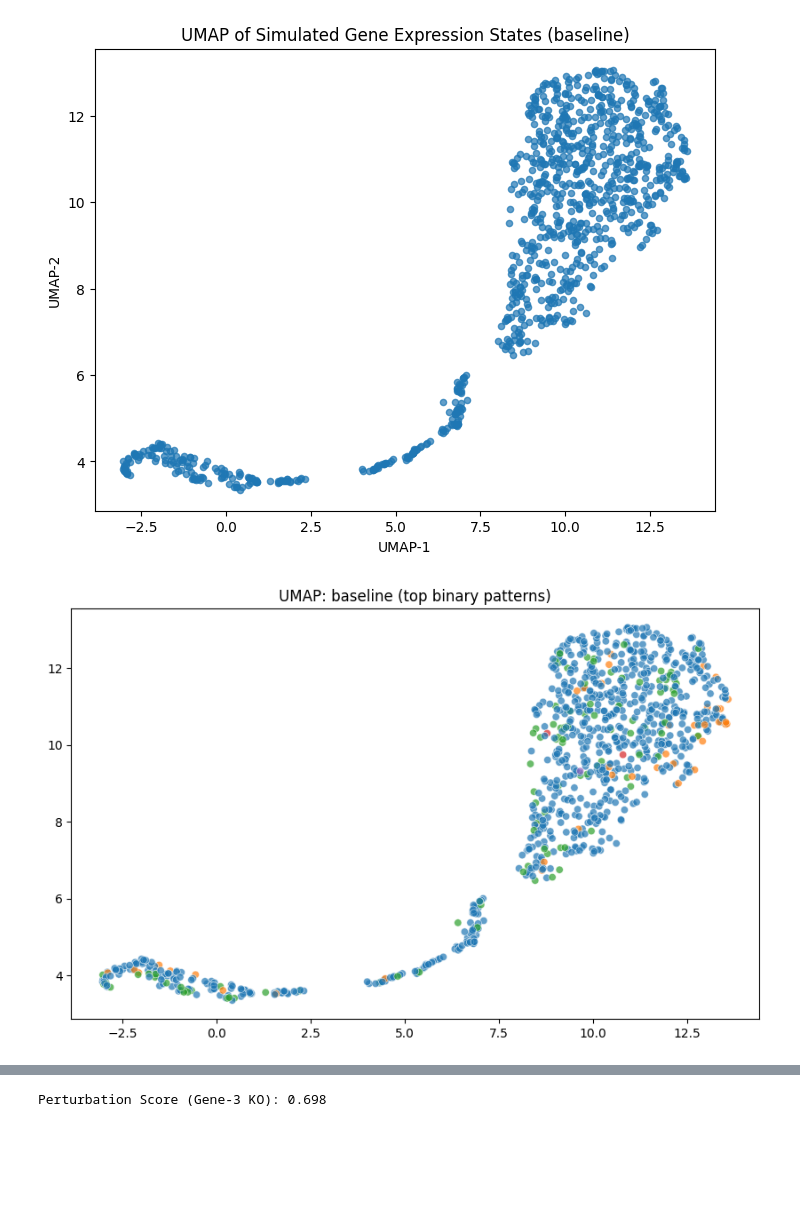
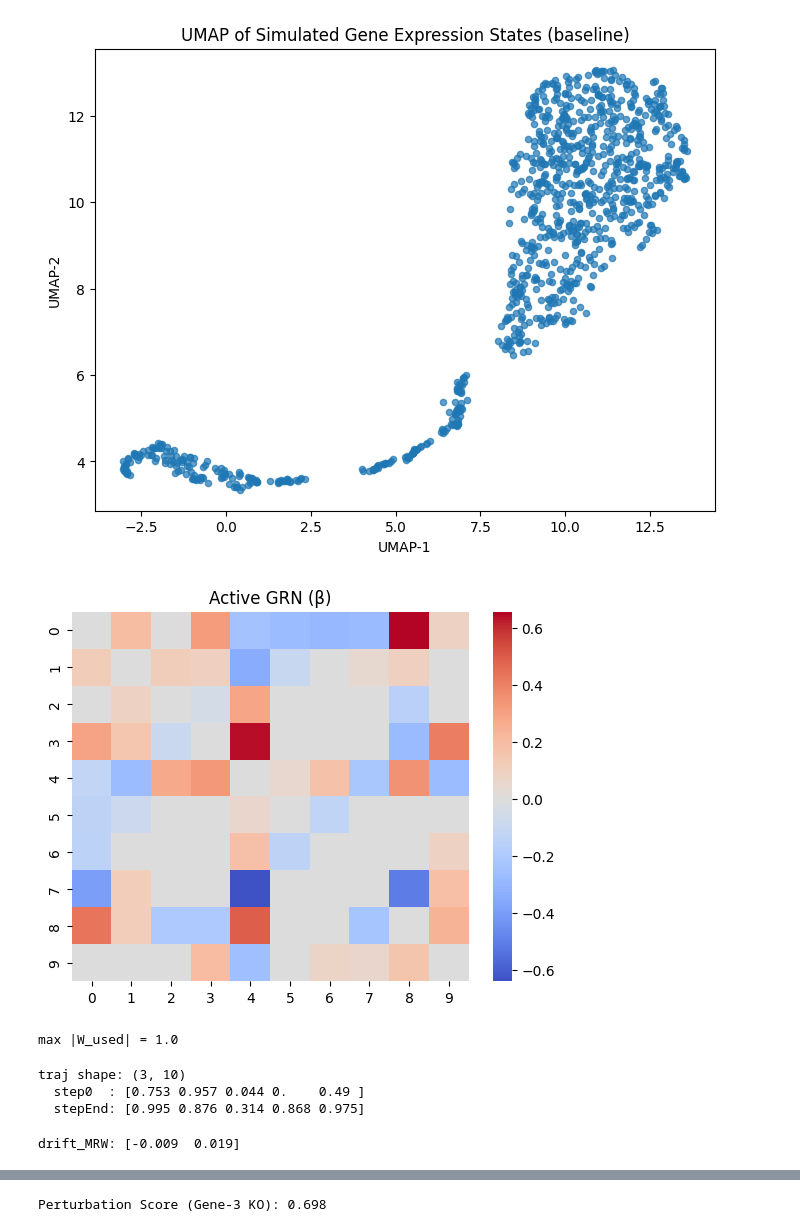
Before and after one commit to bioinfo-tsukuba/bayesian_retrosynthesis, a Jupyter notebook: simulation_bayesian_retrosynthesis.ipynb, the cells around one changed output, grey strips where cells are left out. Saved outputs shown, nothing was run; the diff lists cells and outputs as text; code cells hidden in the pictures; blank space fills up the shorter version.

Commit message:
fix: PS, direction, Bagging Ridge

```diff
--- a/simulation_bayesian_retrosynthesis.ipynb
+++ b/simulation_bayesian_retrosynthesis.ipynb
@@ -360,19 +367,34 @@ plt.title("UMAP of Simulated Gene Expression States (baseline)")
 plt.xlabel("UMAP-1"); plt.ylabel("UMAP-2"); plt.show()
 # %% [output]
 [figure]
-# %%
-labels = ["".join(map(str, s)) for s in states]
-top_labels = pd.Series(labels).value_counts().index[:10]
-colors = [lab if lab in top_labels else "other" for lab in labels]
-
-plt.figure(figsize=(10, 6))
-sns.scatterplot(x=embedding_base[:, 0], y=embedding_base[:, 1],
-                hue=colors, palette="tab10", alpha=0.7, legend=False)
-plt.title("UMAP: baseline (top binary patterns)")
-plt.show()
-# %% [output]
-[figure, removed]
 # %%
-W_hat  = learn_grn_ridge(X_continuous)
-scale  = np.quantile(np.abs(W_hat[W_hat!=0]), 0.99) if (W_hat!=0).any() else 1
-W_used = np.clip(W_hat/scale, -1, 1)                 # 正規化済み学習 GRN
+W_hat_bag, P_bag = learn_grn_ridge_bagging(X_continuous)
+# %%
+tau = 0.04
+active = (np.abs(W_hat_bag) > tau) & (P_bag < 0.05)
+W_active = W_hat_bag * active
+# %%
+sns.heatmap(W_active, cmap='coolwarm', center=0); plt.title("Active GRN (β)"); plt.show()
+# %% [output]
+[figure, added]
+# %%
+# ★ Cell 2 ── β を -1～1 にクリップして発散を防ぐ ★
+scale97 = np.quantile(np.abs(W_active[W_active != 0]), 0.97)  # 大きすぎる係数を抑制
+W_used  = np.clip(W_active / scale97, -1, 1)                  # -1～1 に正規化
+
+print("max |W_used| =", np.abs(W_used).max().round(3))
+# %% [output]
+max |W_used| = 1.0
+# %%
+# ★ Cell 4 ── Gene 3 を KO して軌跡をチェック ★
+pert_gene, mode, n_steps = 3, "KO", 2
+x0     = X_continuous.mean(axis=0)                               # 基底ベクトル（平均例）
+traj   = simulate_perturbation(x0, W_used, pert_gene, mode, n_steps)
+
+print("traj shape:", traj.shape)                           # (31, genes)
+print("  step0  :", traj[0][:5].round(3))                  # 先頭5遺伝子
+print("  stepEnd:", traj[-1][:5].round(3))
+# %% [output]
+traj shape: (3, 10)
+  step0  : [0.753 0.957 0.044 0.    0.49 ]
+  stepEnd: [0.995 0.876 0.314 0.868 0.975]
@@ -378,0 +404,31 @@ W_used = np.clip(W_hat/scale, -1, 1)                 # 正規化済み学習 GRN
+# %%
+from sklearn.neighbors import NearestNeighbors
+rng      = np.random.default_rng(0)
+k_nn     = 30      # 近傍数
+t_len    = 20      # 1 本の歩数
+n_walk   = 500     # ランダムウォーク本数
+
+# --- kNN グラフ & 遷移確率行列 P ---------------------------
+nbrs = NearestNeighbors(n_neighbors=k_nn).fit(base2d)
+dists, idxs = nbrs.kneighbors(base2d)
+σ2 = np.median(dists[:,1:]**2)
+N  = len(base2d)
+P  = np.zeros((N, N))
+for i in range(N):
+    w   = np.exp(-dists[i,1:]**2 / σ2)           # ガウシアン重み
+    P[i, idxs[i,1:]] = w / w.sum()               # 行正規化
+
+# --- 平均行き先ベクトル（drift） --------------------------
+end_pos = np.zeros_like(base2d)
+for start in range(N):
+    for _ in range(n_walk):
+        cur = start
+        for _ in range(t_len):
+            cur = rng.choice(N, p=P[cur])
+        end_pos[start] += base2d[cur]
+    end_pos[start] /= n_walk
+
+v_ref_MRW = (end_pos - base2d).mean(axis=0)      # ★ これが drift
+print("drift_MRW:", v_ref_MRW.round(3))
+# %% [output]
+drift_MRW: [-0.009  0.019]
```
Also changed, not shown: parts of 44 cells of this notebook.
